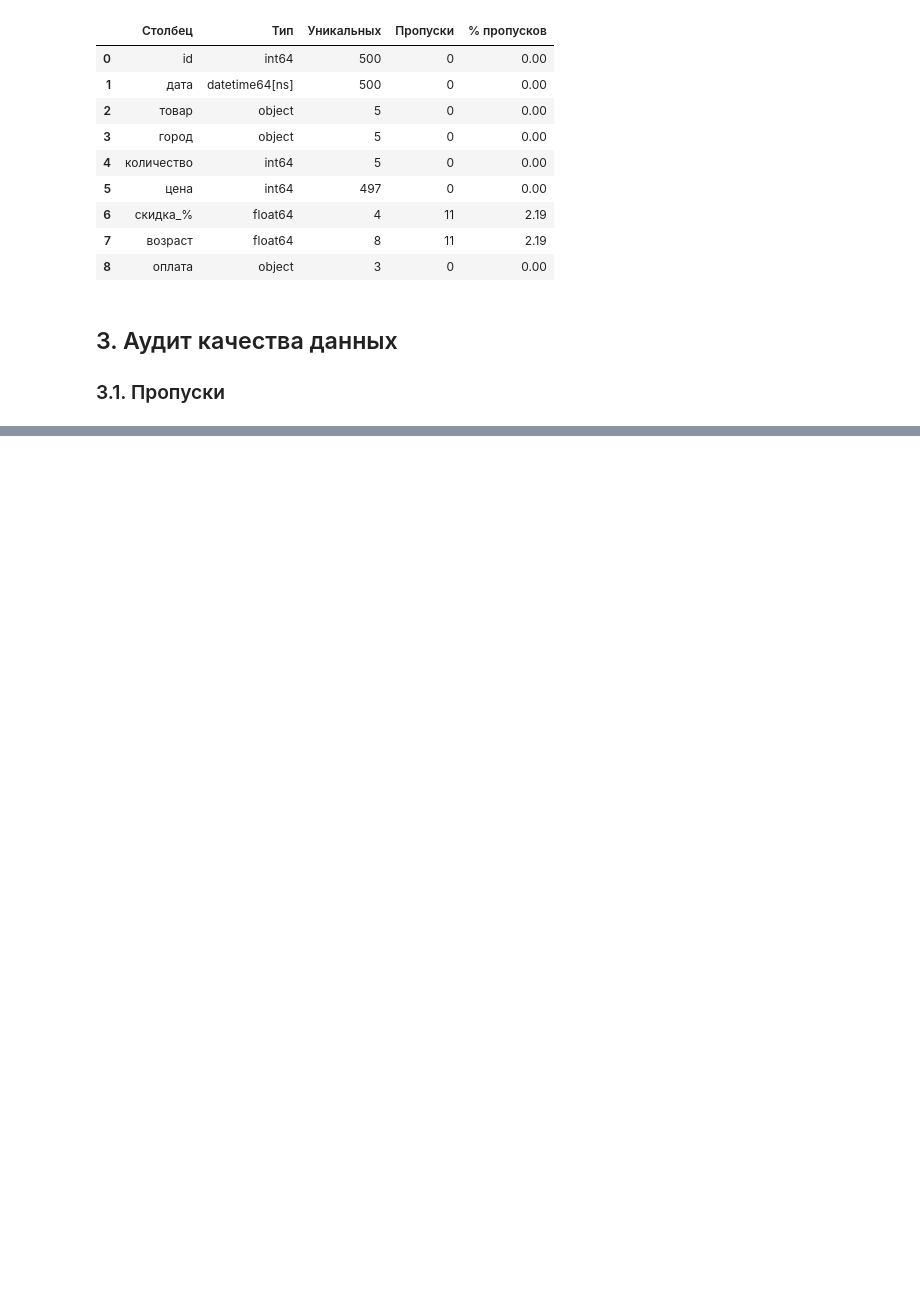
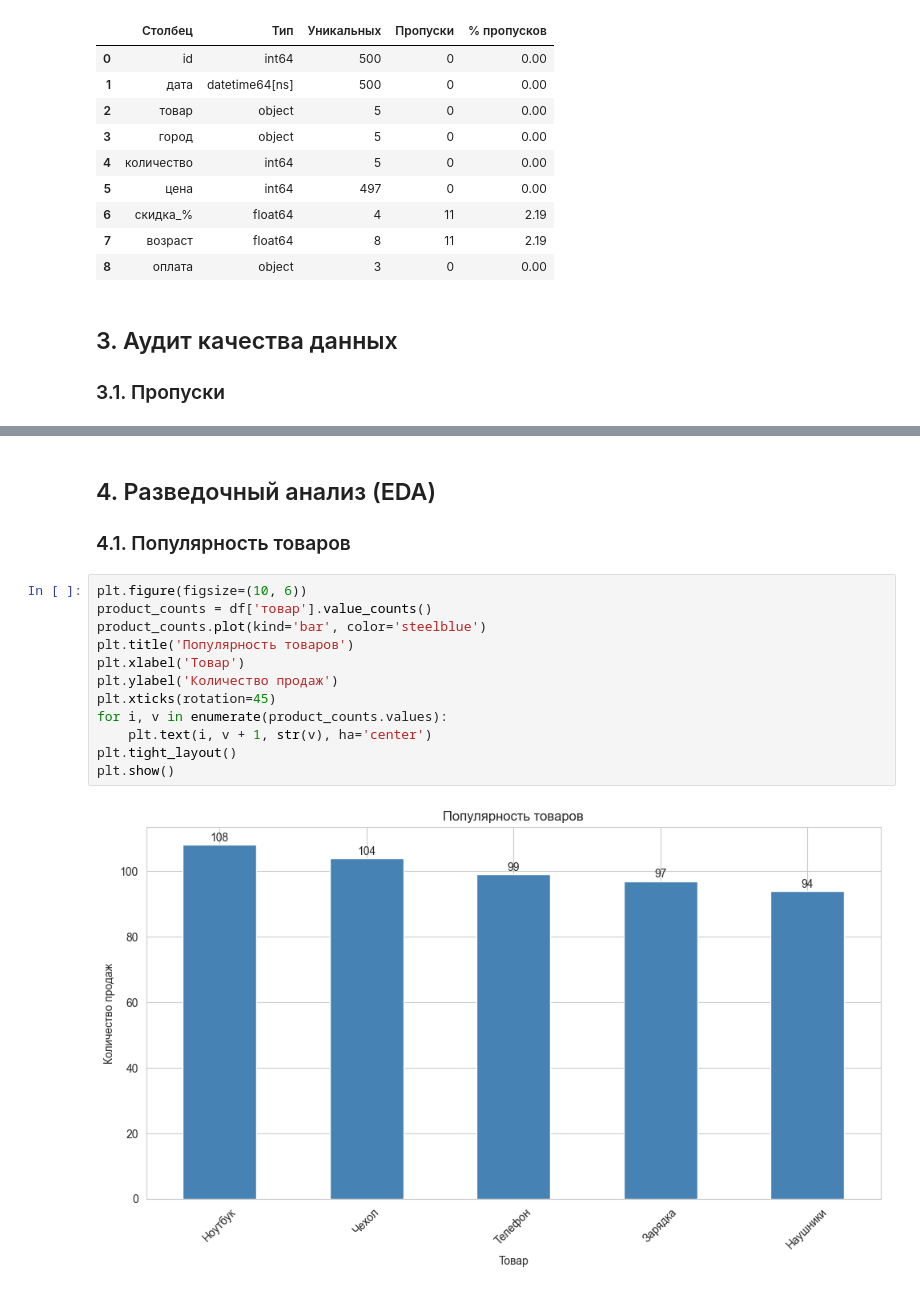
Before and after one commit to shahistakochkarova-debug/Laba-1, a Jupyter notebook: notebooks/1_data_understanding.ipynb, the cells around one changed output, grey strips where cells are left out. Saved outputs shown, nothing was run; the diff lists cells and outputs as text; blank space fills up the shorter version.

```diff
--- a/notebooks/1_data_understanding.ipynb
+++ b/notebooks/1_data_understanding.ipynb
@@ -414,0 +203,18 @@ print("Чёткой зависимости 'дороже = больше скид
+# %% [markdown]
+## 4. Разведочный анализ (EDA)
+
+### 4.1. Популярность товаров
+# %%
+plt.figure(figsize=(10, 6))
+product_counts = df['товар'].value_counts()
+product_counts.plot(kind='bar', color='steelblue')
+plt.title('Популярность товаров')
+plt.xlabel('Товар')
+plt.ylabel('Количество продаж')
+plt.xticks(rotation=45)
+for i, v in enumerate(product_counts.values):
+    plt.text(i, v + 1, str(v), ha='center')
+plt.tight_layout()
+plt.show()
+# %% [output]
+[figure, added]
```
Also changed, not shown: parts of 55 cells of this notebook.
